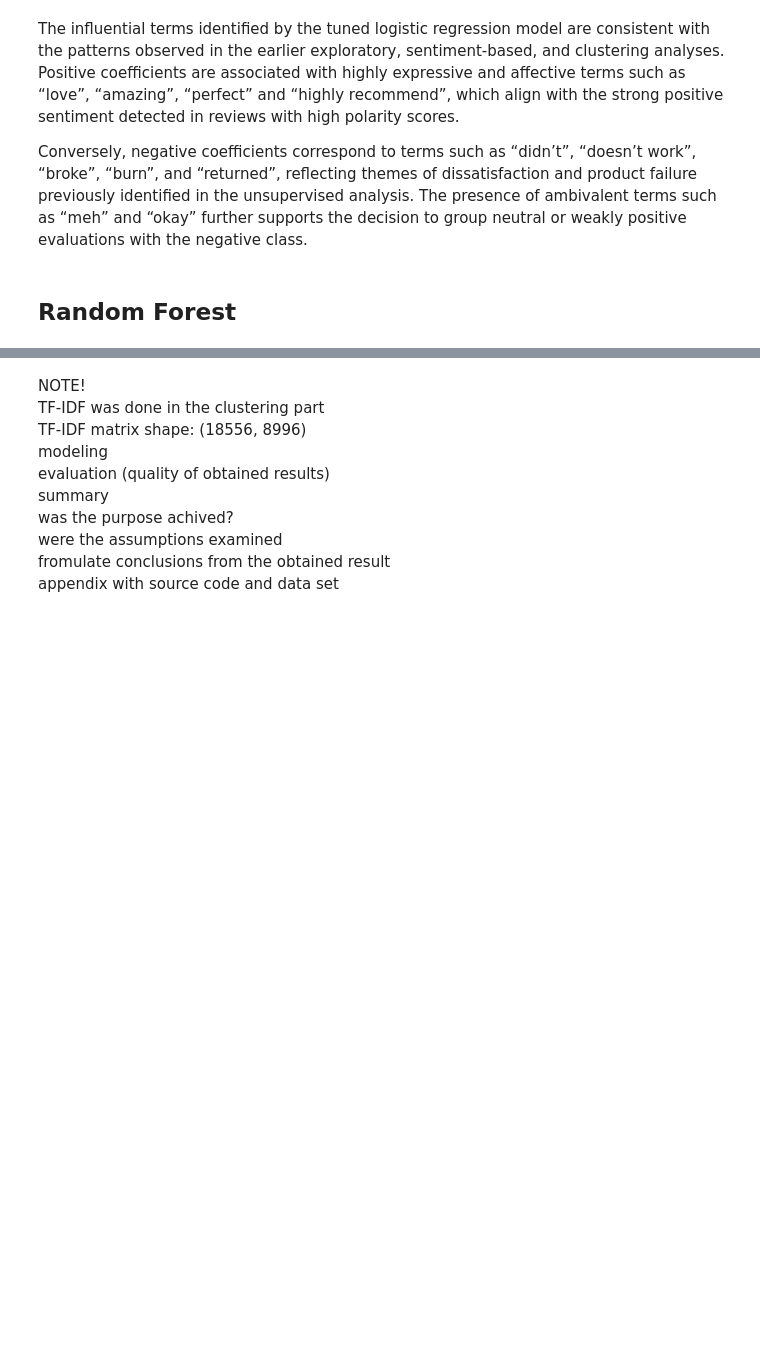
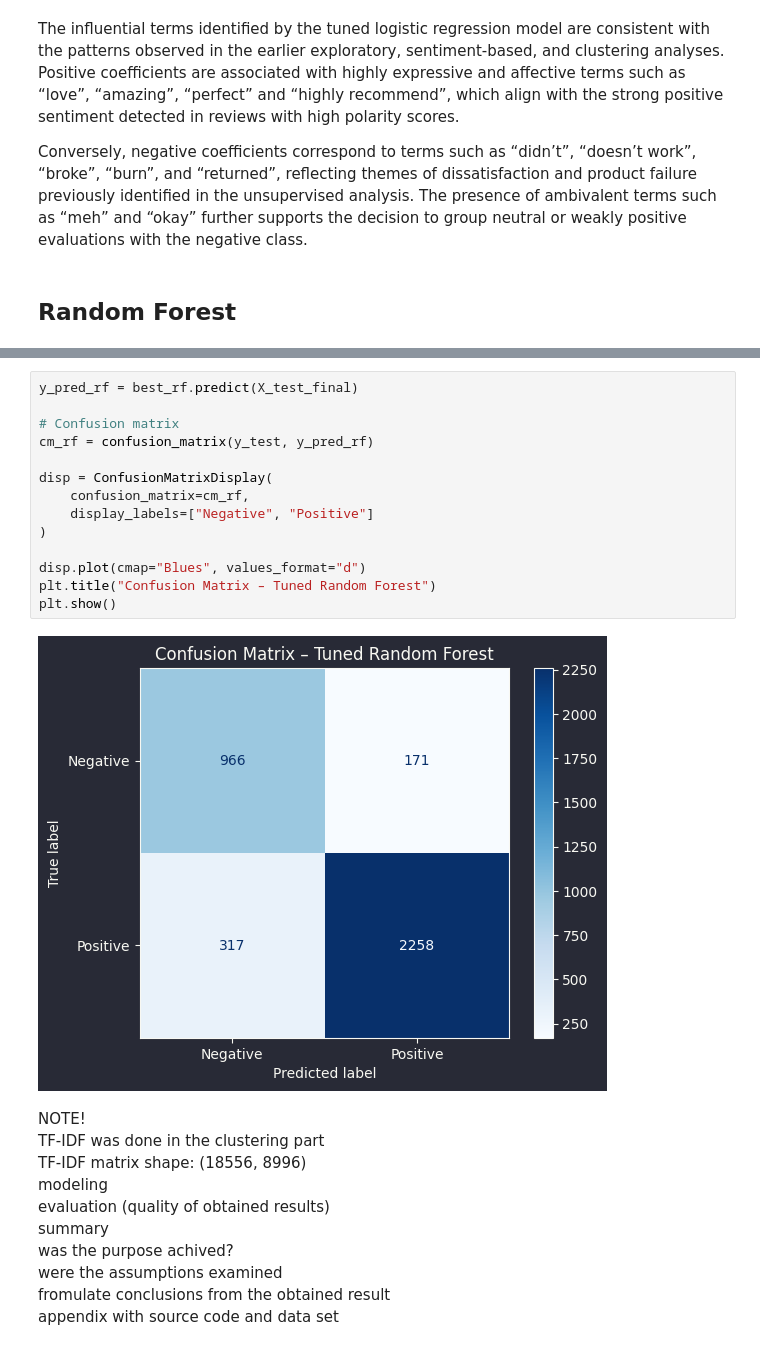
Before and after one commit to Weronikaa2001/Text-Mining-and-Social-Media-Mining-Sephora-Skincare-Reviews, a Jupyter notebook: Martyniuk_Madro_Sephora_Project.ipynb, the cells around one changed output, grey strips where cells are left out. Cells and saved outputs as stored; diff of their text form; blank space fills up the shorter version.

```diff
--- a/Martyniuk_Madro_Sephora_Project.ipynb
+++ b/Martyniuk_Madro_Sephora_Project.ipynb
@@ -1607,3 +1734,19 @@ Conversely, negative coefficients correspond to terms such as “didn’t”,
+# %%
+y_pred_rf = best_rf.predict(X_test_final)
+
+# Confusion matrix
+cm_rf = confusion_matrix(y_test, y_pred_rf)
+
+disp = ConfusionMatrixDisplay(
+    confusion_matrix=cm_rf,
+    display_labels=["Negative", "Positive"]
+)
+
+disp.plot(cmap="Blues", values_format="d")
+plt.title("Confusion Matrix – Tuned Random Forest")
+plt.show()
+# %% [output]
+[figure, added]
 # %% [markdown]
 NOTE! <br>
 TF-IDF was done in the clustering part <br>
```
Also changed, not shown: parts of 5 cells of this notebook.
